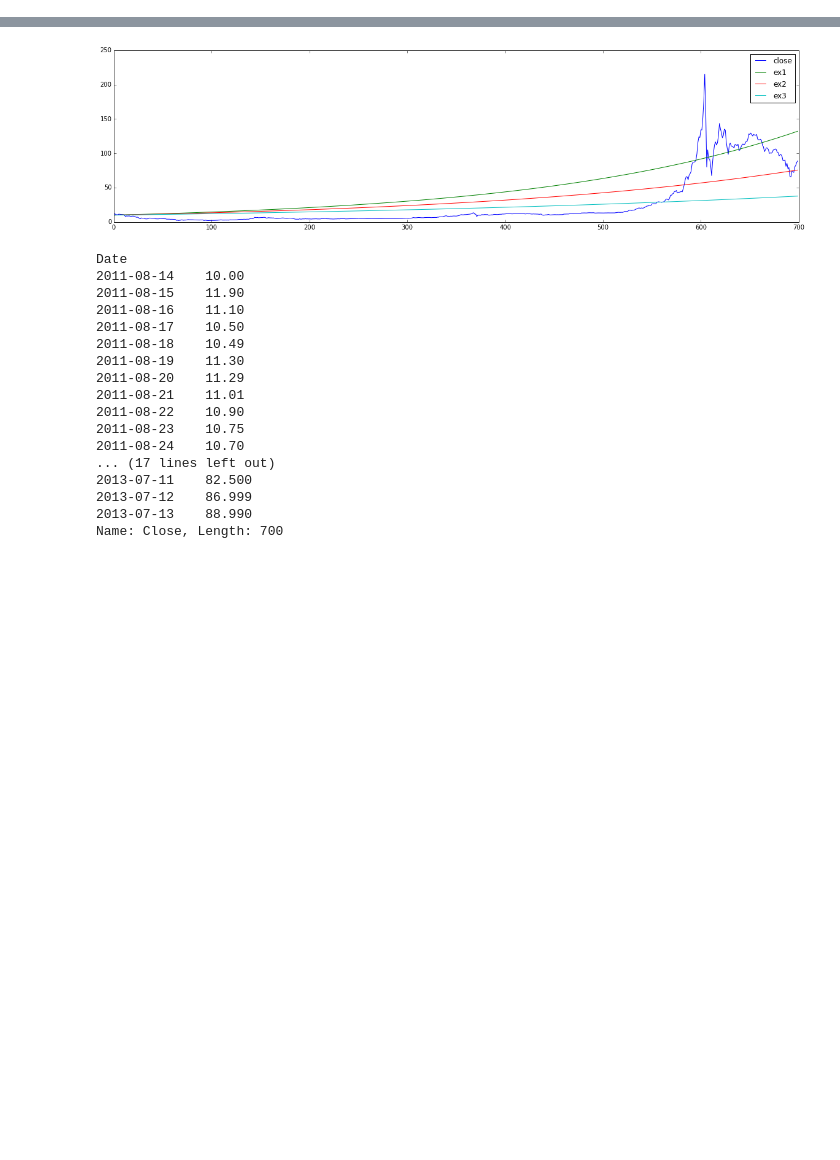
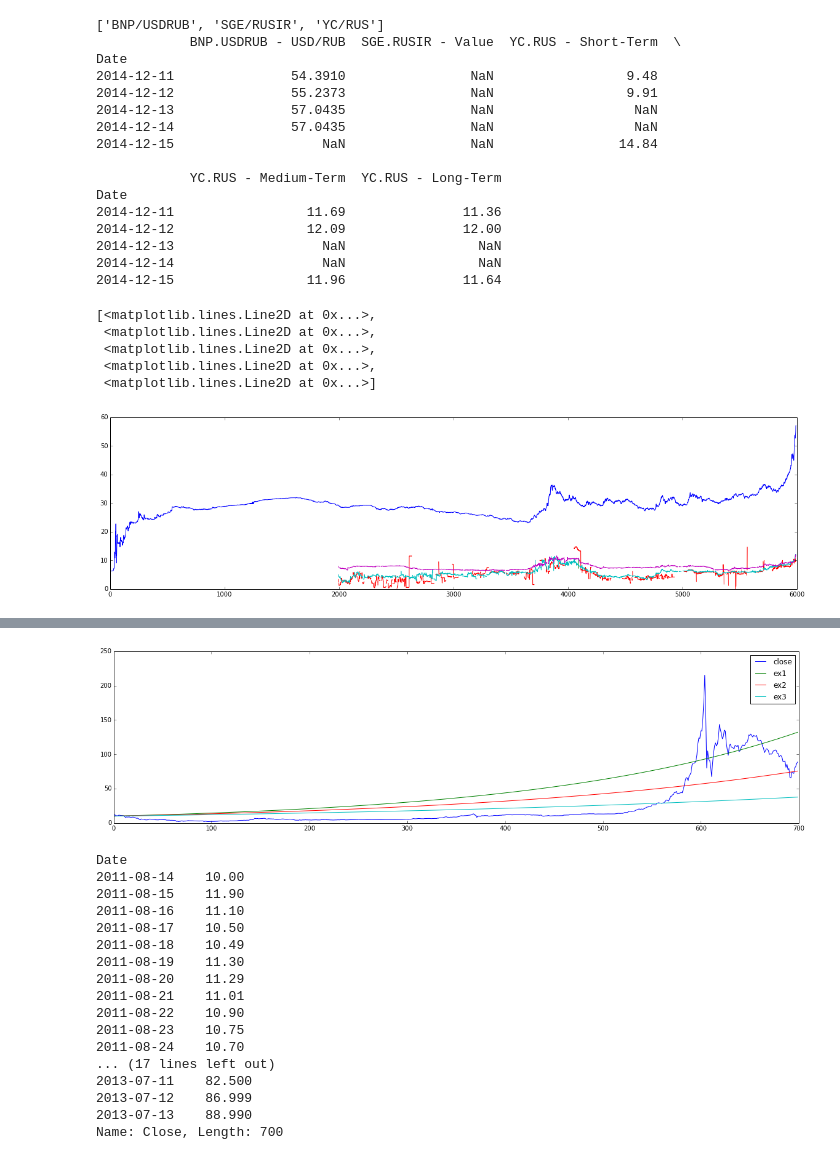
Before and after one commit to qorelogic/ml2, a Jupyter notebook: bin/quandl-fun.ipynb, the cells around one changed output, grey strips where cells are left out. Drawn from its saved outputs; the diff is of its cells as text; code cells hidden in the pictures; blank space fills up the shorter version.

```diff
--- a/bin/quandl-fun.ipynb
+++ b/bin/quandl-fun.ipynb
@@ -0,0 +65,32 @@
+# %%
+qcodes = []
+qcodes.append('BNP/USDRUB')
+qcodes.append('SGE/RUSIR') # russian interest rate (premium)
+qcodes.append('YC/RUS') # russian yeild curve
+print qcodes
+d = q.get(qcodes, authtoken="WVsyCxwHeYZZyhf5RHs2")
+print d.tail(5)
+plot(d.ix[1000:len(d)+1,:])
+# %% [output]
+['BNP/USDRUB', 'SGE/RUSIR', 'YC/RUS']
+            BNP.USDRUB - USD/RUB  SGE.RUSIR - Value  YC.RUS - Short-Term  \
+Date
+2014-12-11               54.3910                NaN                 9.48
+2014-12-12               55.2373                NaN                 9.91
+2014-12-13               57.0435                NaN                  NaN
+2014-12-14               57.0435                NaN                  NaN
+2014-12-15                   NaN                NaN                14.84
+
+            YC.RUS - Medium-Term  YC.RUS - Long-Term
+Date
+2014-12-11                 11.69               11.36
+2014-12-12                 12.09               12.00
+2014-12-13                   NaN                 NaN
+2014-12-14                   NaN                 NaN
+2014-12-15                 11.96               11.64
+[<matplotlib.lines.Line2D at 0x...>,
+ <matplotlib.lines.Line2D at 0x...>,
+ <matplotlib.lines.Line2D at 0x...>,
+ <matplotlib.lines.Line2D at 0x...>,
+ <matplotlib.lines.Line2D at 0x...>]
+[figure, added]
```
Also changed, not shown: parts of 8 cells of this notebook.
